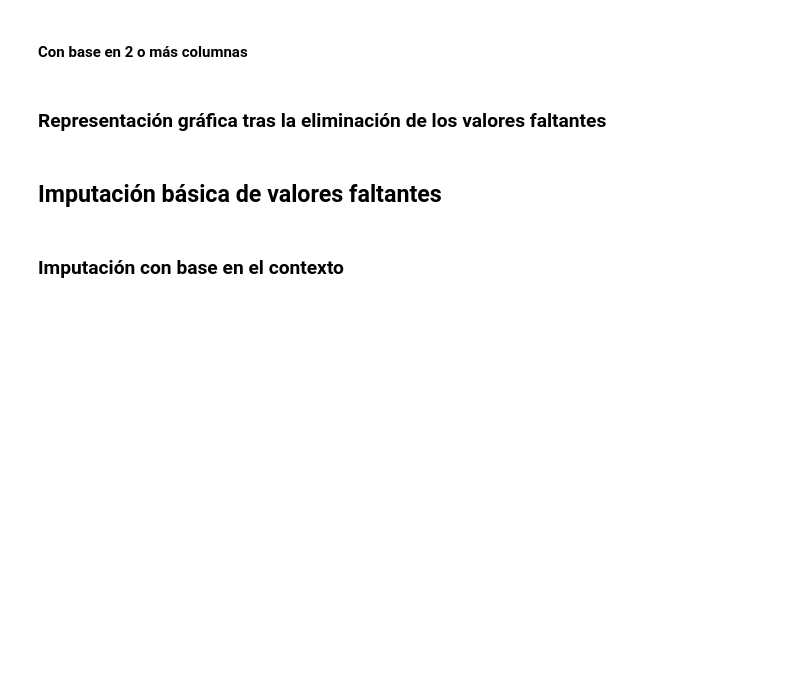
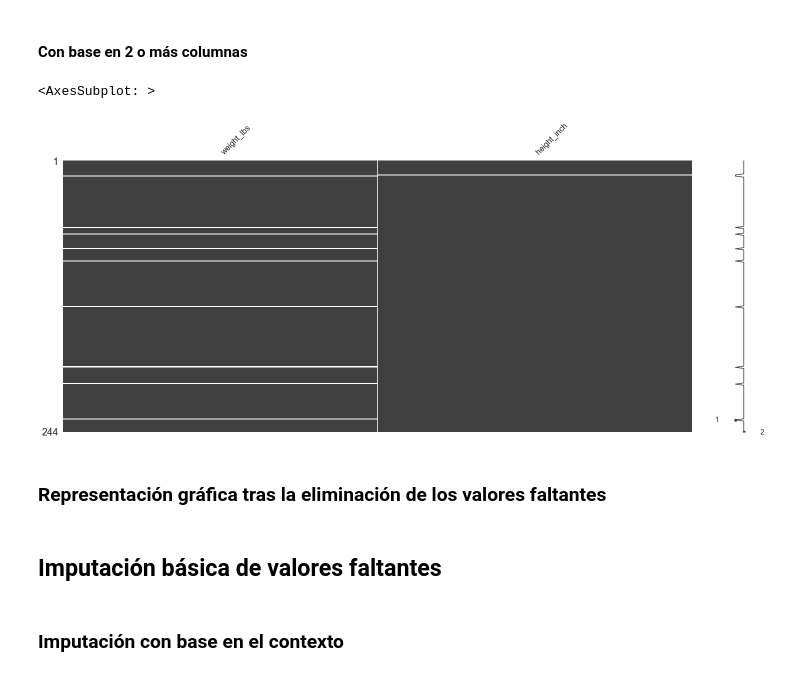
Before and after one commit to Bryan1195/Course_Missing_Values, a Jupyter notebook: notebooks/live-exploration-missing-values.ipynb, the cells around one changed output. Cells and saved outputs as stored; diff of their text form; code cells hidden in the pictures; blank space fills up the shorter version.

```diff
--- a/notebooks/live-exploration-missing-values.ipynb
+++ b/notebooks/live-exploration-missing-values.ipynb
@@ -1067,5 +1103,14 @@ Primero observa el número total de observaciones y variables que tiene tu conju
 # %% [markdown]
 #### Con base en 2 o más columnas
+# %%
+(
+    riskfactors_df.dropna(subset=["weight_lbs","height_inch"], how="all")
+    .select_columns(["weight_lbs","height_inch"])
+    .pipe(missingno.matrix) # any == OR, all == AND
+)
+# %% [output]
+<AxesSubplot: >
+[figure, added]
 # %% [markdown]
 ### Representación gráfica tras la eliminación de los valores faltantes
 # %% [markdown]
```
Also changed, not shown: parts of 5 cells of this notebook.
